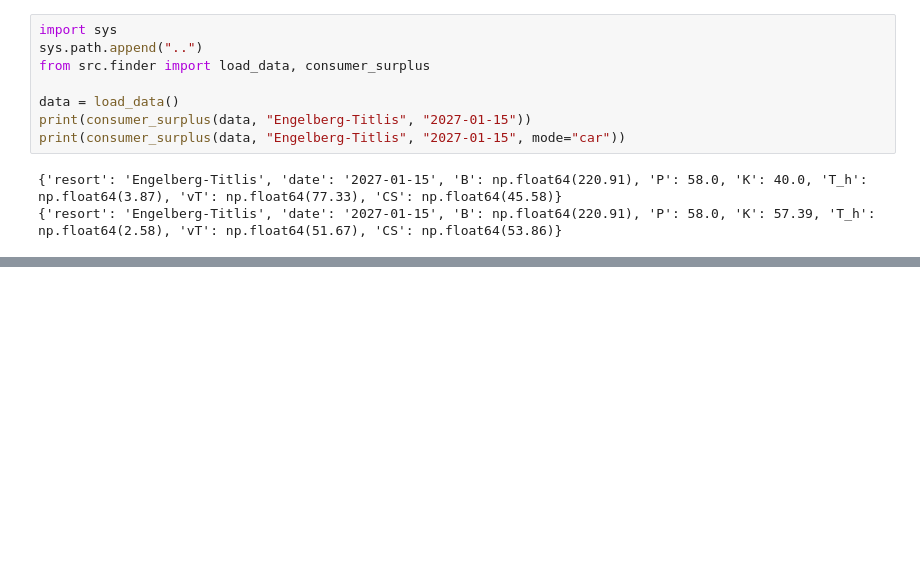
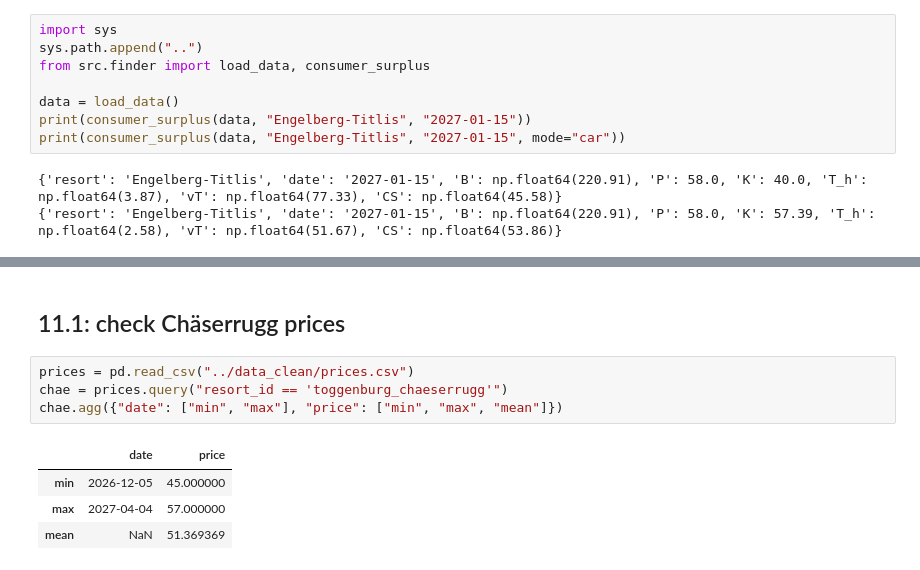
Before and after one commit to DimitriSiegrist/SkiGuru, a Jupyter notebook: notebooks/luisa_pilot.ipynb, the cells around one changed output, grey strips where cells are left out. Cells and saved outputs as stored; diff of their text form; blank space fills up the shorter version.

```diff
--- a/notebooks/luisa_pilot.ipynb
+++ b/notebooks/luisa_pilot.ipynb
@@ -575,0 +671,11 @@ print(consumer_surplus(data, "Engelberg-Titlis", "2027-01-15", mode="car"))
+# %% [markdown]
+## 11.1: check Chäserrugg prices
+# %%
+prices = pd.read_csv("../data_clean/prices.csv")
+chae = prices.query("resort_id == 'toggenburg_chaeserrugg'")
+chae.agg({"date": ["min", "max"], "price": ["min", "max", "mean"]})
+# %% [output]
+|  | date | price |
+| min | 2026-12-05 | 45.000000 |
+| max | 2027-04-04 | 57.000000 |
+| mean | NaN | 51.369369 |
```
Also changed, not shown: parts of 11 cells of this notebook.
